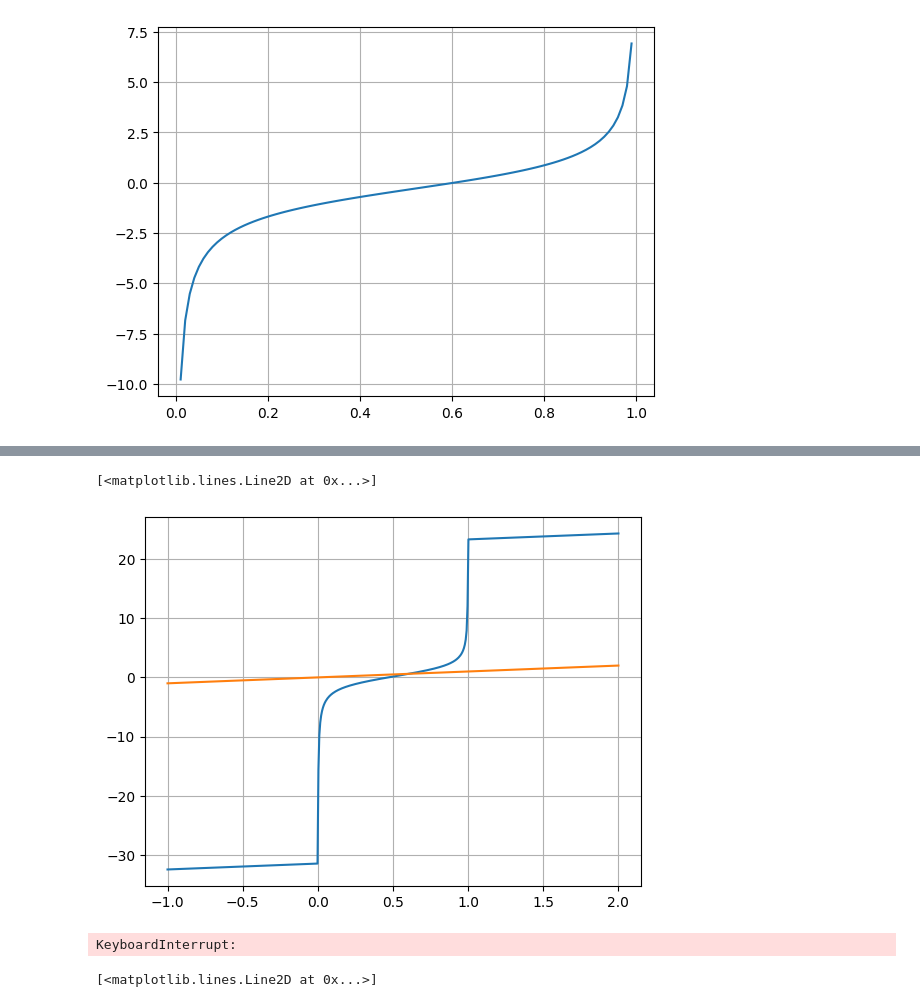
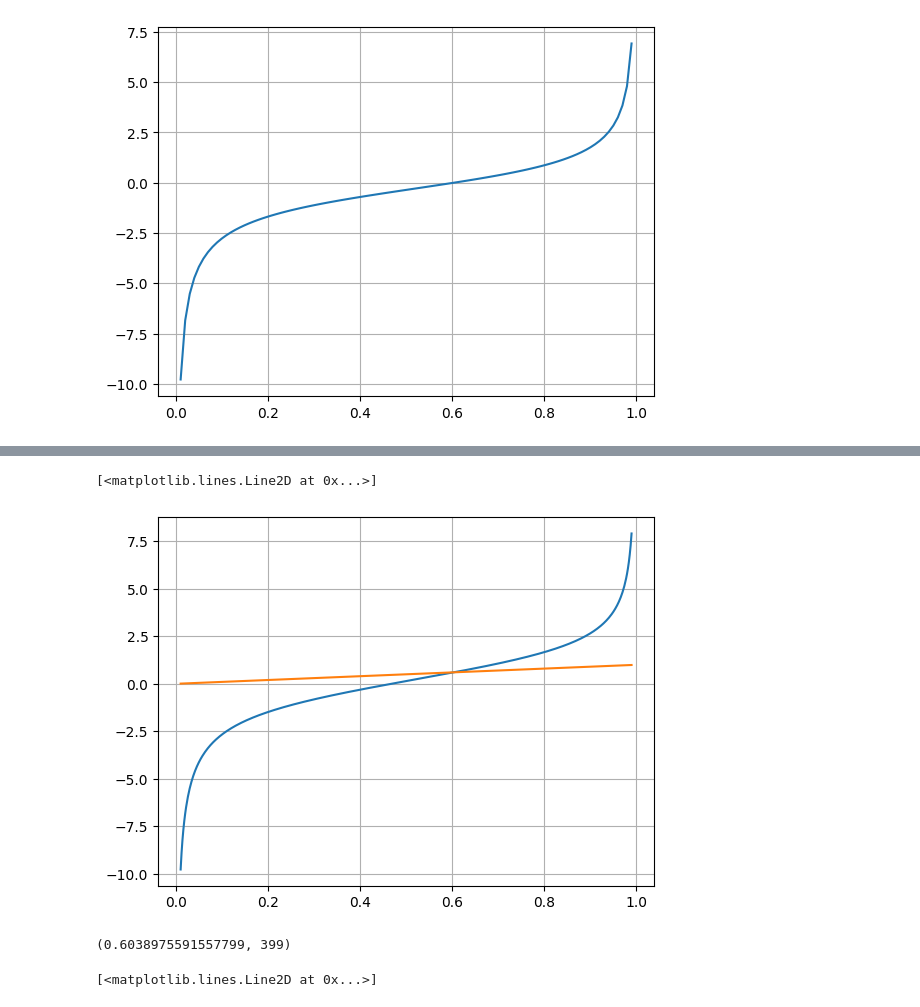
Before and after one commit to IDAnton/OFA, a Jupyter notebook: 2.ipynb, the cells around one changed output, grey strips where cells are left out. Cells and saved outputs as stored; diff of their text form; code cells hidden in the pictures.

```diff
--- a/2.ipynb
+++ b/2.ipynb
@@ -3,7 +3,7 @@ import numpy as np
 _ = np.seterr(all='raise')
 # %%
 def f(x, m = 1, a = 1, U = 1, h = 1):  # задаем ур-е f(x) = 0
-    x = max(min(x, 0.999), 0.001)
+    #x = max(min(x, 0.999), 0.001)
     try:
         return 1/np.tan(np.sqrt(2*m*(a**2)*U*(1-x)/(h**2))) - np.sqrt(1/x - 1)
     except FloatingPointError as e:
@@ -93,35 +94,35 @@ time_efficient / time_simple 0.5355635150493727
 # %%
 # алгоритм 'простых итераций'
 def phi(x):
         return f(x, U = 1) + x
 # def phi(x):
 #         return x**3 - x**2 + 0.1 + x
 
-a = -1
-b = 2
+a = 0.01
+b = 0.99
 
 x = np.linspace(a, b, 500)
 y = [phi(xi) for xi in x]
 plt.grid(True)
 plt.plot(x, y)
 plt.plot(x, x)
 # %% [output]
 [<matplotlib.lines.Line2D at 0x...>]
-[figure, old version]
+[figure, new version]
 # %%
-def simple_iterations(phi, x, e = 0.0001):
+def simple_iterations(phi, x, e = 0.000001):
     i = 1
     while True:
         prev_x = x
-        x = x + f(x)
+        x = x - 0.01*f(x)
         i += 1
-        if np.abs(x - prev_x) < e:
+        if np.abs(f(x)) < e:
             break
     return x, i
 
 print(simple_iterations(phi, 0.1))
 # %% [output]
-KeyboardInterrupt:
+(0.6038975591557799, 399)
 # %%
 # алгоритм Ньютона
 import matplotlib.pyplot as plt
```
Also changed, not shown: parts of 4 cells of this notebook, 1 other file.
